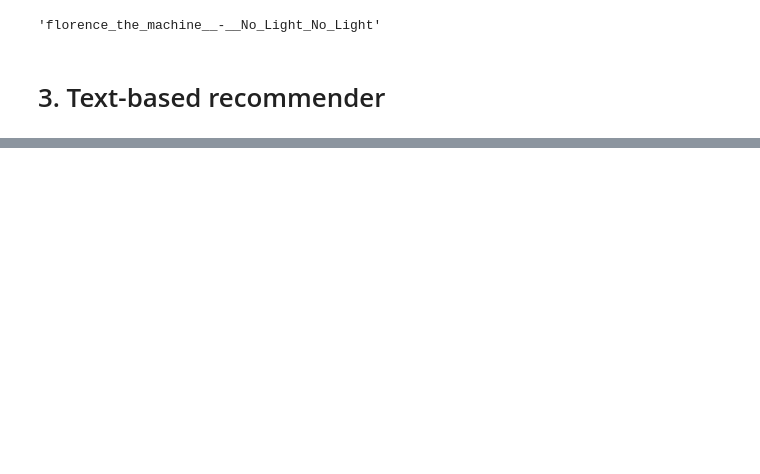
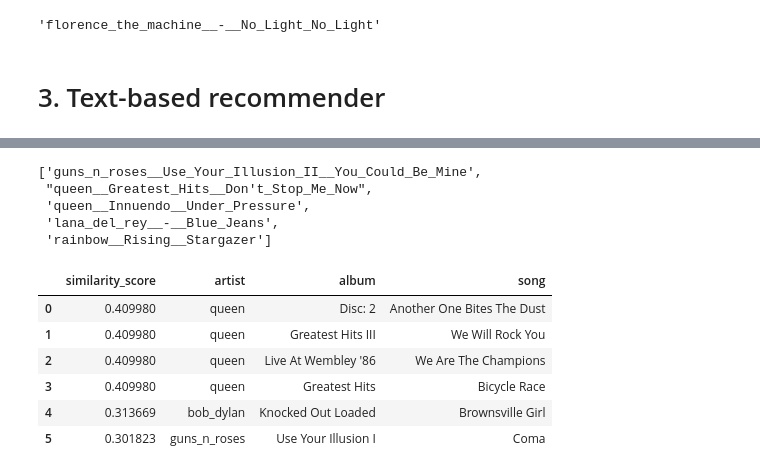
Before and after one commit to am-tropin/english-song-lyrics, a Jupyter notebook: recommender_lyrics.ipynb, the cells around one changed output, grey strips where cells are left out. Drawn from its saved outputs; the diff is of its cells as text; code cells hidden in the pictures; blank space fills up the shorter version.

```diff
--- a/recommender_lyrics.ipynb
+++ b/recommender_lyrics.ipynb
@@ -224,0 +238,57 @@ similar_df_head2.join(full_discography_df2).reset_index(drop=True)[['similarity_
+# %%
+df3 = full_discography_df2.merge(my_favourite_songs_df, how='inner', on=['artist', 'song'])
+df3['key'] = df3.apply(lambda x: x['artist'] + '__' + '_'.join(x['album'].split()) + '__' + '_'.join(x['song'].split()), axis=1)
+df3 = df3.set_index('key')
+# df3.index
+
+my_favourite_songs = list(df3.index)
+my_favourite_songs
+# %% [output]
+['guns_n_roses__Use_Your_Illusion_II__You_Could_Be_Mine',
+ "queen__Greatest_Hits__Don't_Stop_Me_Now",
+ 'queen__Innuendo__Under_Pressure',
+ 'lana_del_rey__-__Blue_Jeans',
+ 'rainbow__Rising__Stargazer']
+# %%
+
+def to_recommend_lyrics_by_set(df, target_list):
+    vectorizer = TfidfVectorizer(max_df=0.7, min_df=2)
+    vectorized_data = vectorizer.fit_transform(df['lyrics'])
+
+    # Create Dataframe from TF-IDFarray
+    tfidf_df = pd.DataFrame(vectorized_data.toarray(), columns=vectorizer.get_feature_names_out())
+
+    # Assign the movie titles to the index and inspect
+    tfidf_df.index = df.index
+
+    # Create a subset of only the movies the user has enjoyed
+    movies_enjoyed_df = tfidf_df.reindex(target_list)
+
+    # Generate the user profile by finding the average scores of movies they enjoyed
+    user_prof = movies_enjoyed_df.mean()
+
+    # Find subset of tfidf_df that does not include movies in list_of_movies_enjoyed
+    tfidf_subset_df = tfidf_df.drop(target_list, axis=0)
+
+    # Calculate the cosine_similarity and wrap it in a DataFrame
+    similarity_array = cosine_similarity(user_prof.values.reshape(1, -1), tfidf_subset_df)
+    similarity_df = pd.DataFrame(similarity_array.T, index=tfidf_subset_df.index, columns=["similarity_score"])
+
+    # Sort the values from high to low by the values in the similarity_score
+    sorted_similarity_df = similarity_df.sort_values(by="similarity_score", ascending=False)
+
+    return sorted_similarity_df
+
+similar_by_set_df = to_recommend_lyrics_by_set(full_discography_df2, my_favourite_songs)
+# %%
+similar_df_head3 = top_of_similarity(similar_by_set_df, 0.3)
+similar_df_head3.join(full_discography_df2).reset_index(drop=True)[['similarity_score','artist','album','song']]
+# .iloc[:, :4]
+# %% [output]
+|  | similarity_score | artist | album | song |
+| 0 | 0.409980 | queen | Disc: 2 | Another One Bites The Dust |
+| 1 | 0.409980 | queen | Greatest Hits III | We Will Rock You |
+| 2 | 0.409980 | queen | Live At Wembley '86 | We Are The Champions |
+| 3 | 0.409980 | queen | Greatest Hits | Bicycle Race |
+| 4 | 0.313669 | bob_dylan | Knocked Out Loaded | Brownsville Girl |
+| 5 | 0.301823 | guns_n_roses | Use Your Illusion I | Coma |
```
Also changed, not shown: parts of 8 cells of this notebook.
